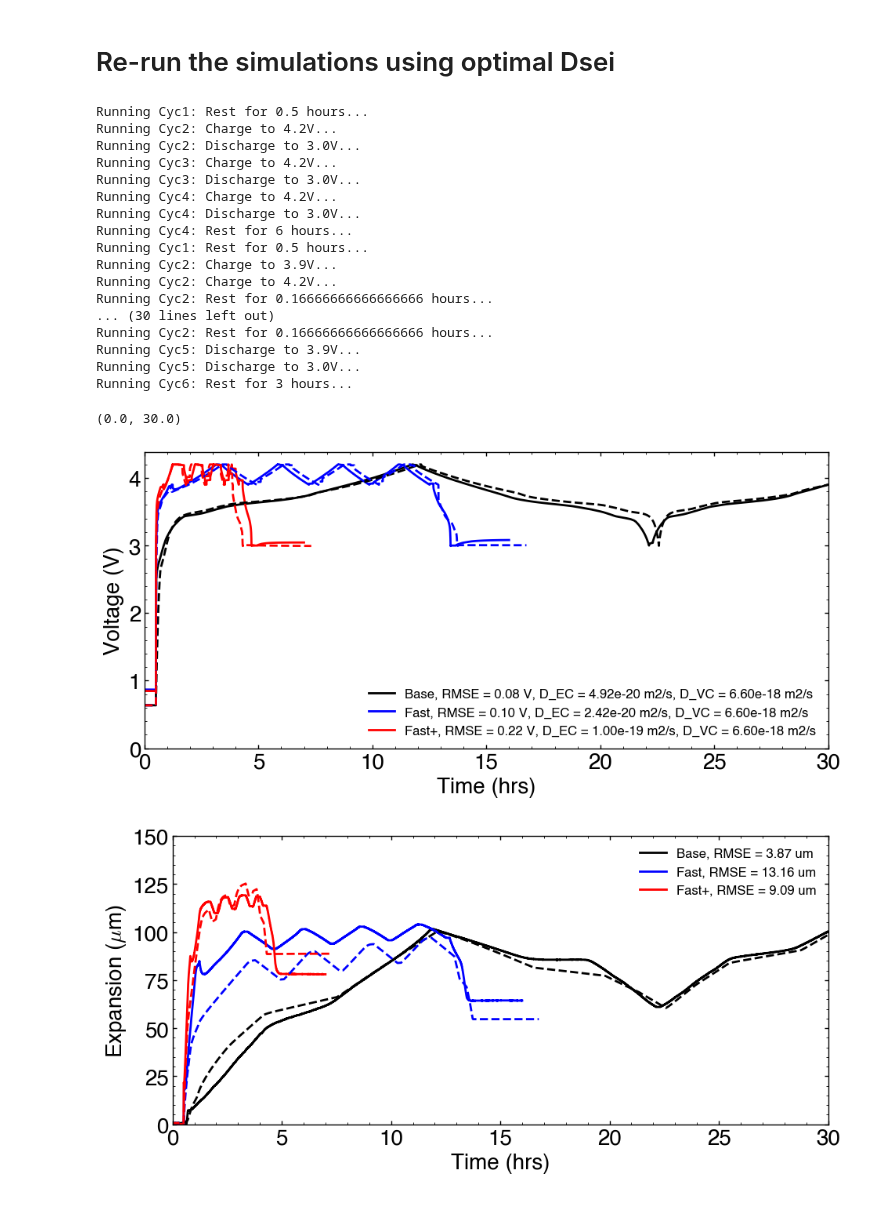
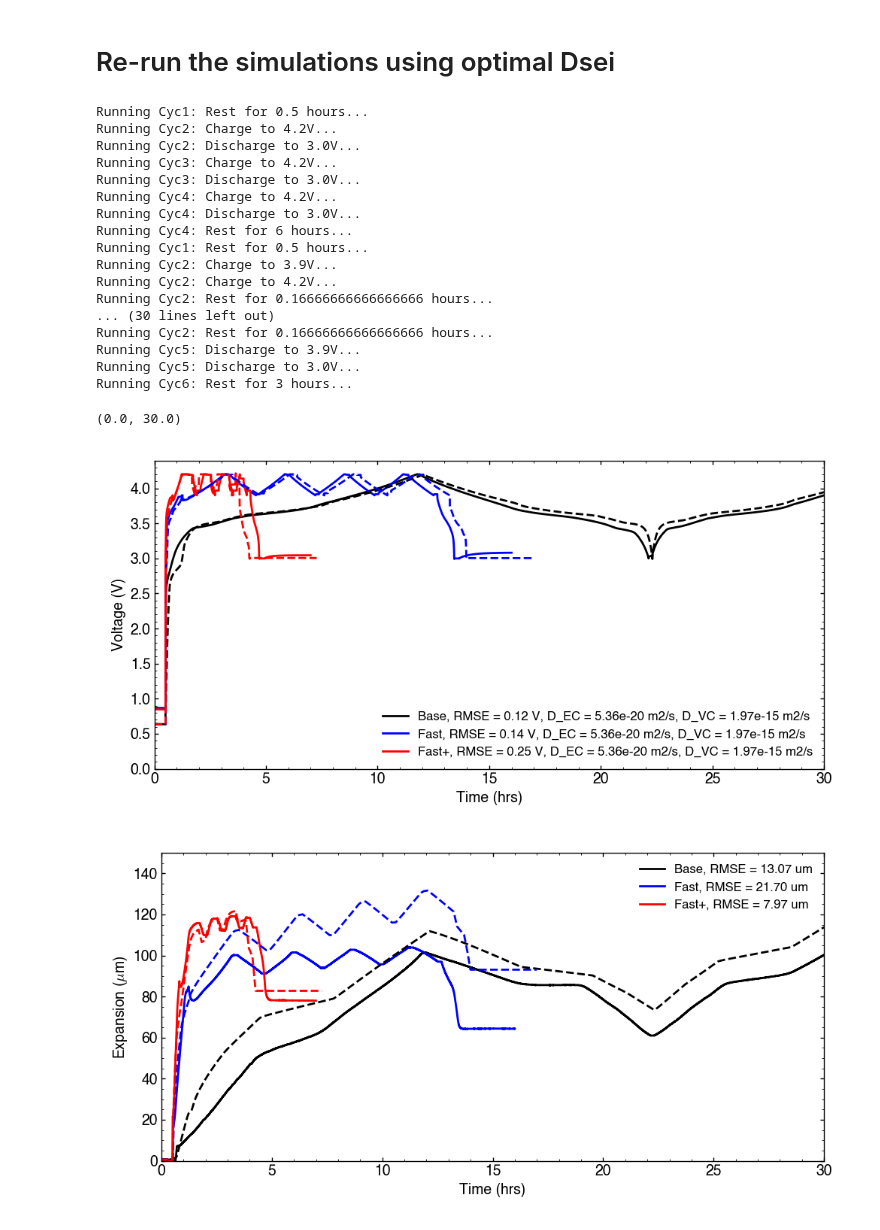
Before and after one commit to wengandrew/formation-modeling, a Jupyter notebook: notebooks/2025_04_16_dsei_tuning_temp.ipynb, the cells around one changed output. Saved outputs shown, nothing was run; the diff lists cells and outputs as text; code cells hidden in the pictures.

```diff
--- a/notebooks/2025_04_16_dsei_tuning_temp.ipynb
+++ b/notebooks/2025_04_16_dsei_tuning_temp.ipynb
@@ -1025,9 +840,15 @@ Fast+ formation: 1.00e-19 m2/s
 # %% [markdown]
 # Re-run the simulations using optimal Dsei
 # %%
-df_sim1 = run_sim('base', diff1, diff_vc)
-df_sim2 = run_sim('fast', diff2, diff_vc)
-df_sim3 = run_sim('fast+', diff3, diff_vc)
+d_vc_opt = 3.25e-15
+d_ec_opt = 3.25e-20
+
+d_vc_opt = 1.97e-15
+d_ec_opt = 5.355e-20
+
+df_sim1 = run_sim('base', d_ec_opt, d_vc_opt)
+df_sim2 = run_sim('fast', d_ec_opt, d_vc_opt)
+df_sim3 = run_sim('fast+', d_ec_opt, d_vc_opt)
 
 XLIM = (0, 30)
 
@@ -1041,9 +862,9 @@ rmse3_e, _, _ = calculate_rmse(expt4['daq_time'],   expt4['daq_strain'], df_sim3
 # The voltage plot
 plt.figure(figsize=(10,5))
 ax = plt.gca()
-ax.plot(expt1['arbin_time']/3600, expt1['arbin_voltage'], color='k', label=f'Base, RMSE = {rmse1_v:.2f} V, D_EC = {diff1:.2e} m2/s, D_VC = {diff_vc:.2e} m2/s')
-ax.plot(expt3['arbin_time']/3600, expt3['arbin_voltage'], color='b', label=f'Fast, RMSE = {rmse2_v:.2f} V, D_EC = {diff2:.2e} m2/s, D_VC = {diff_vc:.2e} m2/s')
-ax.plot(expt4['arbin_time']/3600, expt4['arbin_voltage'], color='r', label=f'Fast+, RMSE = {rmse3_v:.2f} V, D_EC = {diff3:.2e} m2/s, D_VC = {diff_vc:.2e} m2/s')
+ax.plot(expt1['arbin_time']/3600, expt1['arbin_voltage'], color='k', label=f'Base, RMSE = {rmse1_v:.2f} V, D_EC = {d_ec_opt:.2e} m2/s, D_VC = {d_vc_opt:.2e} m2/s')
+ax.plot(expt3['arbin_time']/3600, expt3['arbin_voltage'], color='b', label=f'Fast, RMSE = {rmse2_v:.2f} V, D_EC = {d_ec_opt:.2e} m2/s, D_VC = {d_vc_opt:.2e} m2/s')
+ax.plot(expt4['arbin_time']/3600, expt4['arbin_voltage'], color='r', label=f'Fast+, RMSE = {rmse3_v:.2f} V, D_EC = {d_ec_opt:.2e} m2/s, D_VC = {d_vc_opt:.2e} m2/s')
 ax.plot(df_sim1['t']/3600, df_sim1['vt'], color='k', ls='--', label='')
 ax.plot(df_sim2['t']/3600, df_sim2['vt'], color='b', ls='--', label='')
 ax.plot(df_sim3['t']/3600, df_sim3['vt'], color='r', ls='--', label='')
@@ -1076,32 +897,32 @@ ax = plt.gca()
 ax.plot(expt1['arbin_time']/3600, expt1['arbin_current'], color='k', label='Base')
 ax.plot(expt3['arbin_time']/3600, expt3['arbin_current'], color='b', label='Fast')
 ax.plot(expt4['arbin_time']/3600, expt4['arbin_current'], color='r', label='Fast+')
 ax.plot(df_sim1['t']/3600, df_sim1['i_app'], color='k', ls='--', label='')
 ax.plot(df_sim2['t']/3600, df_sim2['i_app'], color='b', ls='--', label='')
 ax.plot(df_sim3['t']/3600, df_sim3['i_app'], color='r', ls='--', label='')
 ax.set_xlabel('Time (hrs)')
 ax.set_ylabel('Current (A)')
 ax.legend(fontsize=12)
 ax.grid(False)
 ax.set_xlim(XLIM)
 # %% [output]
 Running Cyc1: Rest for 0.5 hours...
 Running Cyc2: Charge to 4.2V...
 Running Cyc2: Discharge to 3.0V...
 Running Cyc3: Charge to 4.2V...
 Running Cyc3: Discharge to 3.0V...
 Running Cyc4: Charge to 4.2V...
 Running Cyc4: Discharge to 3.0V...
 Running Cyc4: Rest for 6 hours...
 Running Cyc1: Rest for 0.5 hours...
 Running Cyc2: Charge to 3.9V...
 Running Cyc2: Charge to 4.2V...
 Running Cyc2: Rest for 0.16666666666666666 hours...
 ... (30 lines left out)
 Running Cyc2: Rest for 0.16666666666666666 hours...
 Running Cyc5: Discharge to 3.9V...
 Running Cyc5: Discharge to 3.0V...
 Running Cyc6: Rest for 3 hours...
 (0.0, 30.0)
-[figure, old version]
+[figure, new version]
-[figure, old version]
+[figure, new version]
```
Also changed, not shown: parts of 17 cells of this notebook, 2 other files.
